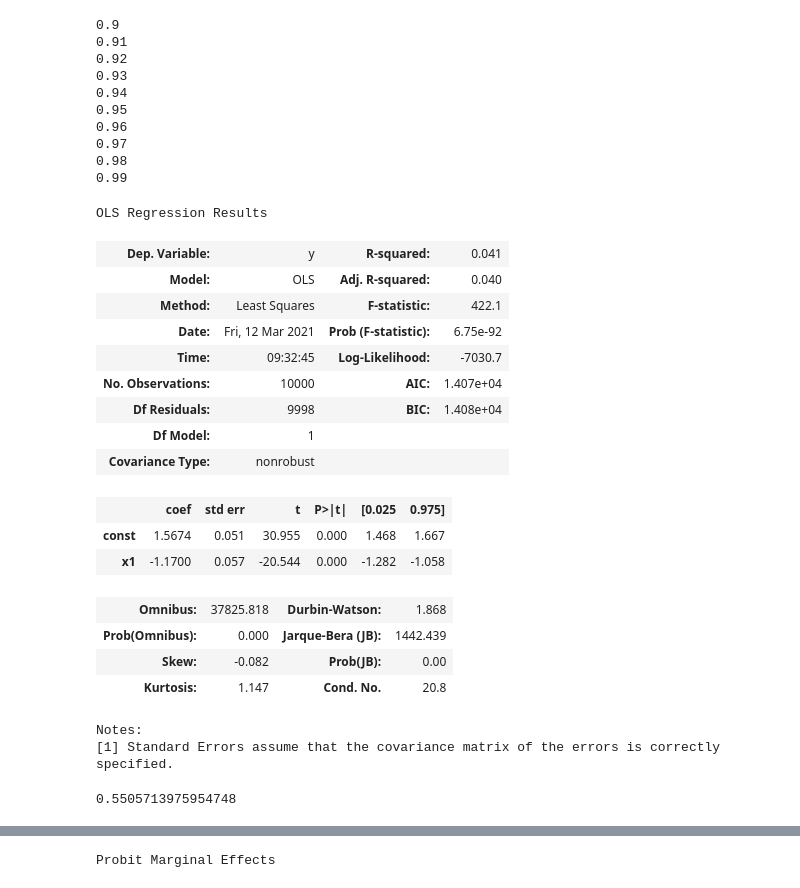
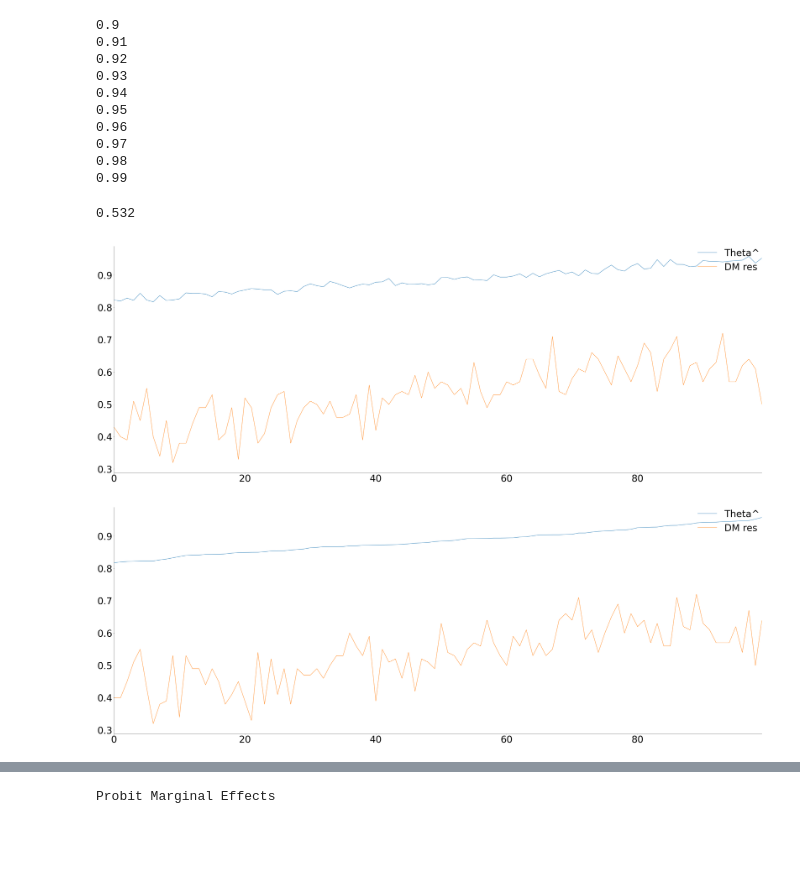
Before and after one commit to GeorgeHockey/metrics-formal-coursework, a Jupyter notebook: problem_2_v2.ipynb, the cells around one changed output, grey strips where cells are left out. Cells and saved outputs as stored; diff of their text form; code cells hidden in the pictures; blank space fills up the shorter version.

Commit message:
solidified to 2 methods: discrete estimation using large samples and probit model estimation (remembered from school)

```diff
--- a/problem_2_v2.ipynb
+++ b/problem_2_v2.ipynb
@@ -127,37 +130,36 @@ for rho in r:
 0.97
 0.98
 0.99
-# %%
-# 1. SIMPLE OLS APPROACH
-
-dm_100 = np.asarray(dm_100)
-theta_100 = np.asarray(theta_100)
-# x = np.asarray(pd.DataFrame([theta_100,(theta_100)**2]).T) ### can be used to get a non-linear relationship?
-res = sm.OLS(dm_100, sm.add_constant(theta_100)).fit()
-res.summary()
-# %% [output]
-OLS Regression Results
-| Dep. Variable: | y | R-squared: | 0.041 |
-| Model: | OLS | Adj. R-squared: | 0.040 |
-| Method: | Least Squares | F-statistic: | 422.1 |
-| Date: | Fri, 12 Mar 2021 | Prob (F-statistic): | 6.75e-92 |
-| Time: | 09:32:45 | Log-Likelihood: | -7030.7 |
-| No. Observations: | 10000 | AIC: | 1.407e+04 |
-| Df Residuals: | 9998 | BIC: | 1.408e+04 |
-| Df Model: | 1 |  |  |
-| Covariance Type: | nonrobust |  |  |
-|  | coef | std err | t | P>|t| | [0.025 | 0.975] |
-| const | 1.5674 | 0.051 | 30.955 | 0.000 | 1.468 | 1.667 |
-| x1 | -1.1700 | 0.057 | -20.544 | 0.000 | -1.282 | -1.058 |
-| Omnibus: | 37825.818 | Durbin-Watson: | 1.868 |
-| Prob(Omnibus): | 0.000 | Jarque-Bera (JB): | 1442.439 |
-| Skew: | -0.082 | Prob(JB): | 0.00 |
-| Kurtosis: | 1.147 | Cond. No. | 20.8 |
-Notes:
-[1] Standard Errors assume that the covariance matrix of the errors is correctly specified.
-# %%
-# simple linear transformation of the model: at what estimated value of theta does the rw perform better on average
-# Does not match with the estimated data!!!
-(0.5 - res.params[0]) / res.params[1]
-# %% [output]
-0.5505713975954748
+# %%
+# Proportion of fails:
+np.mean(dm_100)
+# %% [output]
+0.532
+# %%
+app_dist = pd.DataFrame([theta_100,dm_100]).T
+app_dist.columns = ["Theta^", "DM res"]
+
+sampled_theta = []
+sampled_dm = []
+
+for i in range(int(runs/10)):
+    start = i * 100
+    end = (i + 1) * 100
+    sampled_theta.append(app_dist["Theta^"][start:end].mean())
+    sampled_dm.append(app_dist["DM res"][start:end].mean())
+
+sampled_theta = np.asarray(sampled_theta)
+sampled_dm = np.asarray(sampled_dm)
+
+app_dist = pd.DataFrame([sampled_theta,sampled_dm]).T
+app_dist.columns = ["Theta^", "DM res"]
+# %%
+plot(app_dist)
+# %% [output]
+[figure, added]
+# %%
+sort_app_dist = app_dist.sort_values("Theta^")
+sort_app_dist.index = range(100)
+plot(sort_app_dist)
+# %% [output]
+[figure, added]
```
Also changed, not shown: parts of 14 cells of this notebook.
